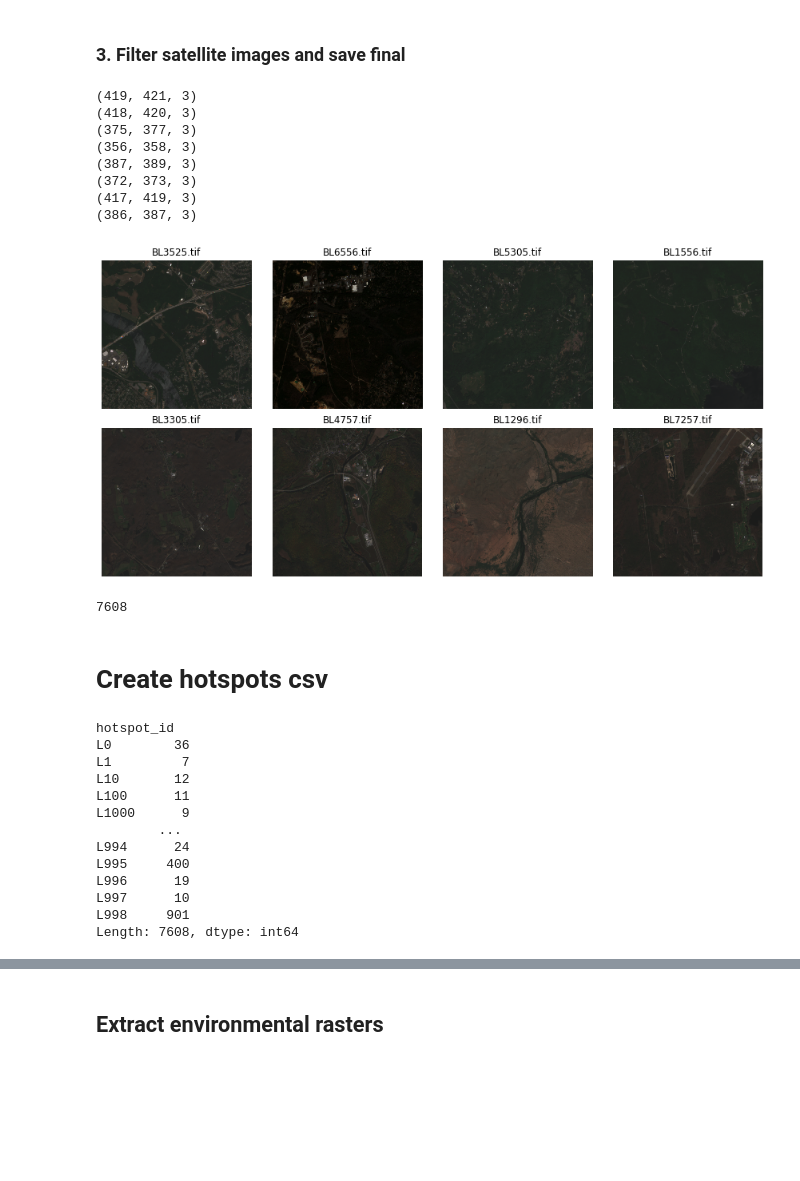
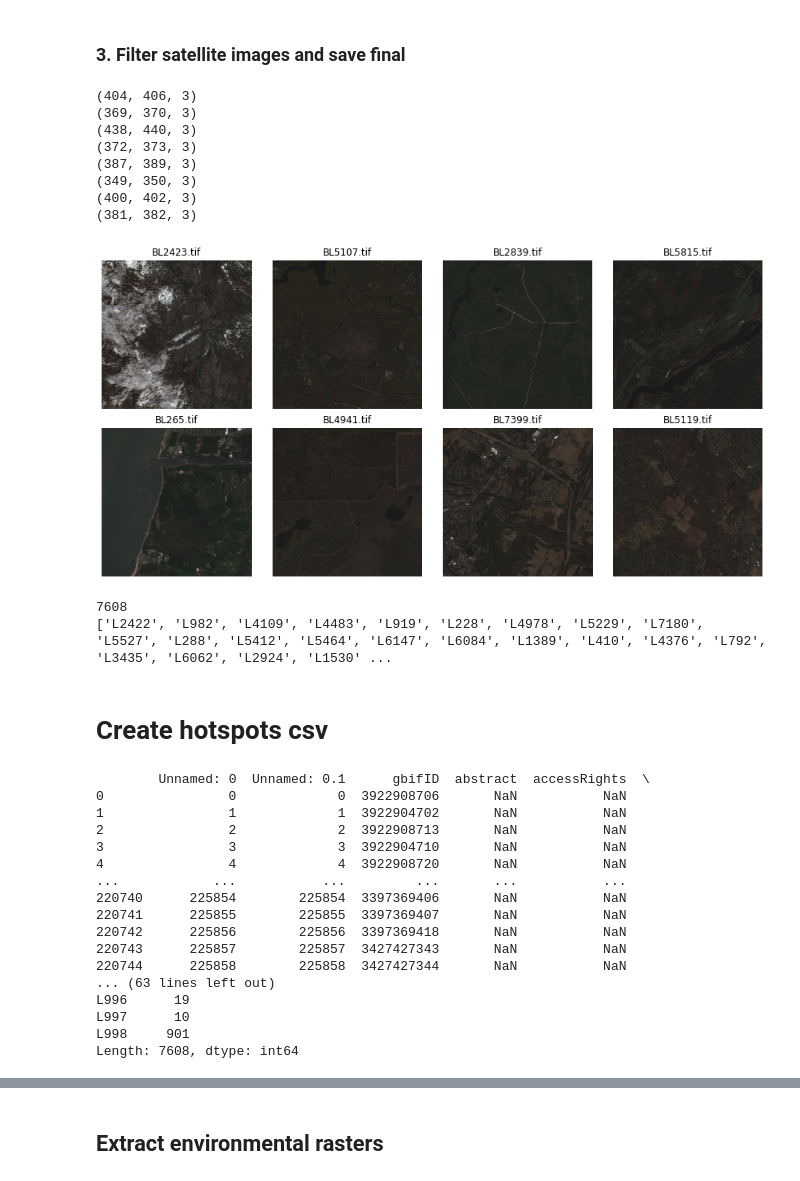
Before and after one commit to RolnickLab/SDMPartialLabels, a Jupyter notebook: data_processing/ebutterfly_data_preparation/prepare_ebutterfly_independent_from_ebird.ipynb, the cells around one changed output, grey strips where cells are left out. Saved outputs shown, nothing was run; the diff lists cells and outputs as text; code cells hidden in the pictures; blank space fills up the shorter version.

Commit message:
fixes to ebutterfly target generation

```diff
--- a/data_processing/ebutterfly_data_preparation/prepare_ebutterfly_independent_from_ebird.ipynb
+++ b/data_processing/ebutterfly_data_preparation/prepare_ebutterfly_independent_from_ebird.ipynb
@@ -17,7 +17,7 @@ from shapely.geometry import Polygon, Point
 from math import cos, radians
 # %%
 root_dir = "/home/hagerradi/projects/Ecosystem_embeddings/ebutterfly/Darwin/0177350-230224095556074"
-dataset_tag = "ebutterfly_data_v4"
+dataset_tag = "SatButterfly_v1"
 # %%
 # filter locations outside the continental US
 def filter_locations(df): # (slow) takes around 30 mins
@@ -197,7 +198,7 @@ def get_final_hotspots(dst):
     final_hotspots = []
     file_list = glob.glob(os.path.join(dst, "*"))
     for i, file_path in enumerate(file_list):
-        final_hotspots.append(str(Path(file_path).name.split(".")[0])) # [1:]
+        final_hotspots.append(str(Path(file_path).name.split(".")[0][1:]))
 
     print(len(final_hotspots))
 
@@ -221,42 +222,45 @@ def explore_satellite_images(image_folder):
         composite = np.stack((r, g, b), axis=-1)
         print(composite.shape)
 
         # Clip and normalize the values
         normalized_composite = np.clip((composite / 10000), 0, 1)
 
         # Get the title from the file name
         title = file_path.split("/")[-1]
 
         # Plot the image in the corresponding subplot
         ax = axes[i // 4, i % 4]
         ax.imshow(normalized_composite)
         ax.set_title(title)
         ax.axis('off')
     # Adjust spacing and display the plot
     plt.tight_layout()
     plt.show()
 
 explore_satellite_images(image_folder="images")
 # exclude images of smaller sizes
 dst = os.path.join(root_dir, dataset_tag, "images")
 # filter_satellite_images(dst=dst, image_folder="raw_images")
 final_hotspots = get_final_hotspots(dst)
+print(final_hotspots)
+
 # butterfly_df = pd.read_csv(os.path.join(root_dir, dataset_tag, "butterfly_hotspots.csv"))
 
 # butterfly_df = butterfly_df[butterfly_df['hotspot_id'].isin(final_hotspots)]
 
 # butterfly_df.to_csv(os.path.join(root_dir, dataset_tag, "butterfly_hotspots_final.csv"))
 # %% [output]
-(419, 421, 3)
-(418, 420, 3)
-(375, 377, 3)
-(356, 358, 3)
+(404, 406, 3)
+(369, 370, 3)
+(438, 440, 3)
+(372, 373, 3)
 (387, 389, 3)
-(372, 373, 3)
-(417, 419, 3)
-(386, 387, 3)
+(349, 350, 3)
+(400, 402, 3)
+(381, 382, 3)
-[figure, old version]
+[figure, new version]
 7608
+['L2422', 'L982', 'L4109', 'L4483', 'L919', 'L228', 'L4978', 'L5229', 'L7180', 'L5527', 'L288', 'L5412', 'L5464', 'L6147', 'L6084', 'L1389', 'L410', 'L4376', 'L792', 'L3435', 'L6062', 'L2924', 'L1530' ...
 # %% [markdown]
 # Create hotspots csv
 # %%
@@ -273,17 +277,22 @@ def group_clusters(butterfly_df):
 butterfly_df = pd.read_csv(os.path.join(root_dir, dataset_tag, "butterfly_data_clustered.csv"))
 # exclude the clusters that have no satellite images
 butterfly_df = butterfly_df[butterfly_df['hotspot_id'].isin(final_hotspots)]
+
 grouped_butterfly_data = group_clusters(butterfly_df)
 # %% [output]
-hotspot_id
-L0        36
-L1         7
-L10       12
-L100      11
-L1000      9
-        ...
-L994      24
-L995     400
+        Unnamed: 0  Unnamed: 0.1      gbifID  abstract  accessRights  \
+0                0             0  3922908706       NaN           NaN
+1                1             1  3922904702       NaN           NaN
+2                2             2  3922908713       NaN           NaN
+3                3             3  3922904710       NaN           NaN
+4                4             4  3922908720       NaN           NaN
+...            ...           ...         ...       ...           ...
+220740      225854        225854  3397369406       NaN           NaN
+220741      225855        225855  3397369407       NaN           NaN
+220742      225856        225856  3397369418       NaN           NaN
+220743      225857        225857  3427427343       NaN           NaN
+220744      225858        225858  3427427344       NaN           NaN
+... (63 lines left out)
 L996      19
 L997      10
 L998     901
```
Also changed, not shown: parts of 6 cells of this notebook, 4 other files.
